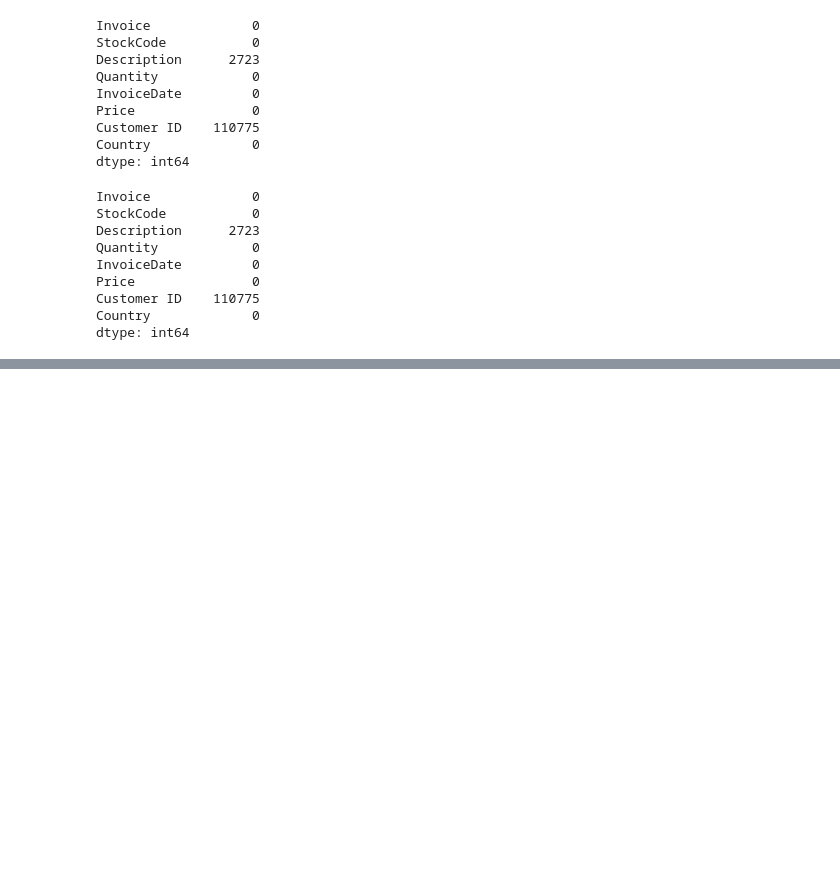
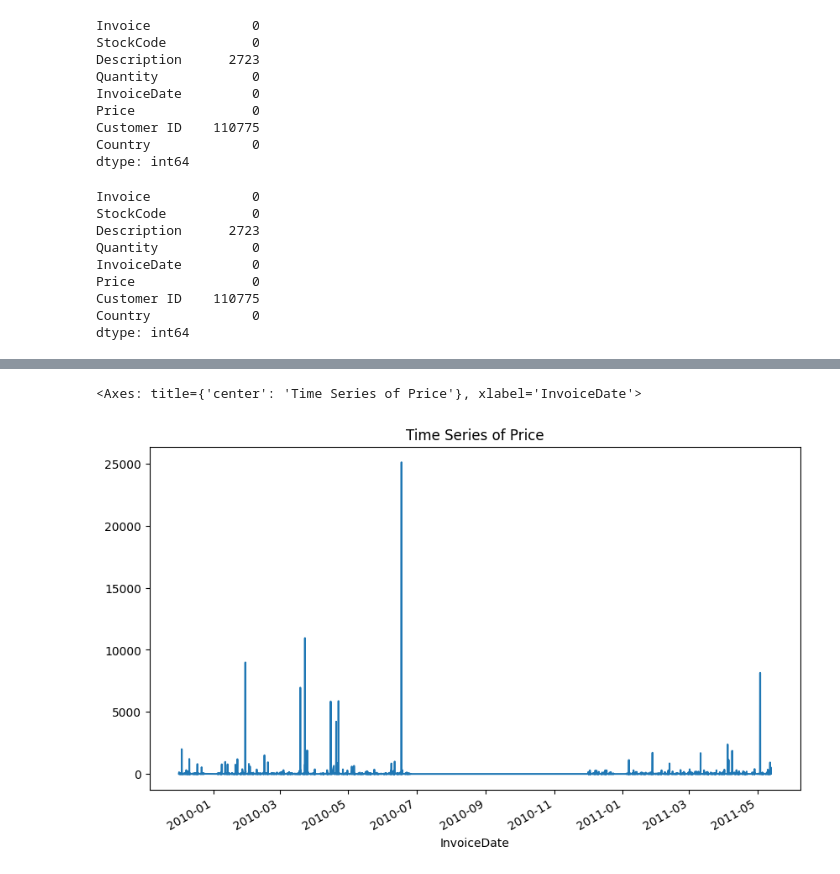
Before and after one commit to rokin-emergys/rokin-py, a Jupyter notebook: Day_3/Day_3-Assignment_1.ipynb, the cells around one changed output, grey strips where cells are left out. Drawn from its saved outputs; the diff is of its cells as text; code cells hidden in the pictures; blank space fills up the shorter version.

```diff
--- a/Day_3/Day_3-Assignment_1.ipynb
+++ b/Day_3/Day_3-Assignment_1.ipynb
@@ -129,3 +129,6 @@ Price               0
 Customer ID    110775
 Country             0
 dtype: int64
+# %%
+online_retail_data.dropna(inplace=True)
+online_retail_data.isnull().sum()
@@ -131,0 +162,8 @@ dtype: int64
+# %%
+#Plot time series of price using pandas functionality. Filter transactions based on date
+online_retail_data['InvoiceDate'] = pd.to_datetime(online_retail_data['InvoiceDate'],format='%d-%m-%Y %H:%M',errors="coerce")
+online_retail_data.set_index('InvoiceDate', inplace=True)
+online_retail_data['Price'].plot(figsize=(10, 6), title='Time Series of Price')
+# %% [output]
+<Axes: title={'center': 'Time Series of Price'}, xlabel='InvoiceDate'>
+[figure, added]
```
Also changed, not shown: parts of 15 cells of this notebook.
